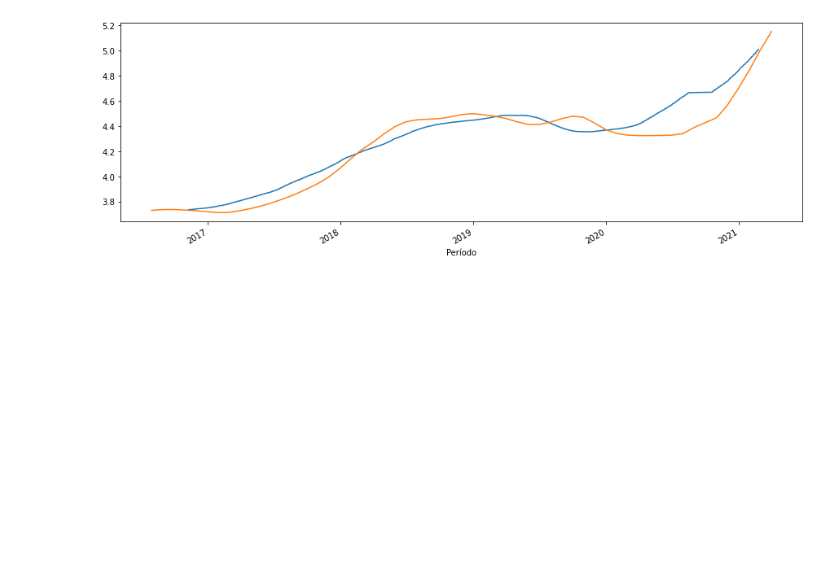
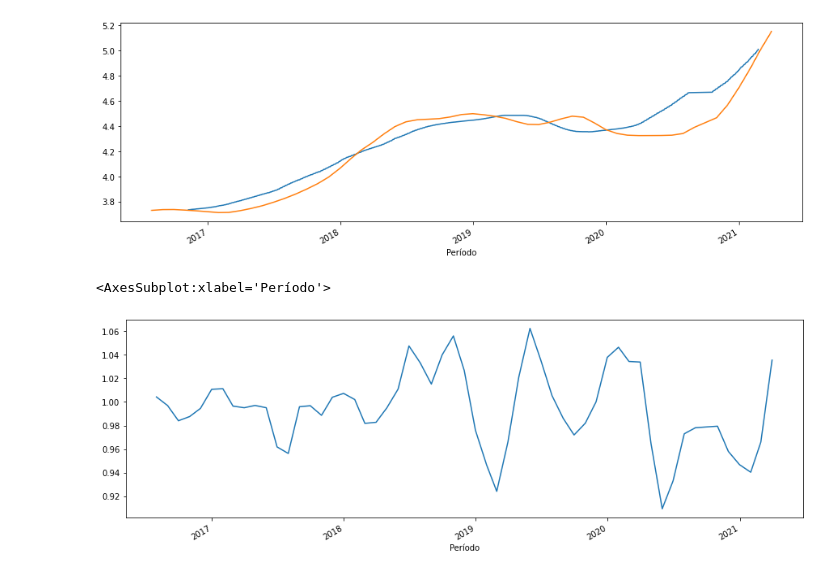
Before and after one commit to ednaelxd/residencia, a Jupyter notebook: gas_separado.ipynb, the cells around one changed output. Saved outputs shown, nothing was run; the diff lists cells and outputs as text; code cells hidden in the pictures; blank space fills up the shorter version.

```diff
--- a/gas_separado.ipynb
+++ b/gas_separado.ipynb
@@ -173,3 +178,8 @@ result2.trend.plot(figsize=(15,5))
 # %% [output]
 <AxesSubplot:xlabel='Período'>
 [figure]
+# %%
+result2.resid.plot(figsize=(15,5))
+# %% [output]
+<AxesSubplot:xlabel='Período'>
+[figure, added]
```
Also changed, not shown: parts of 4 cells of this notebook, 2 other files.
